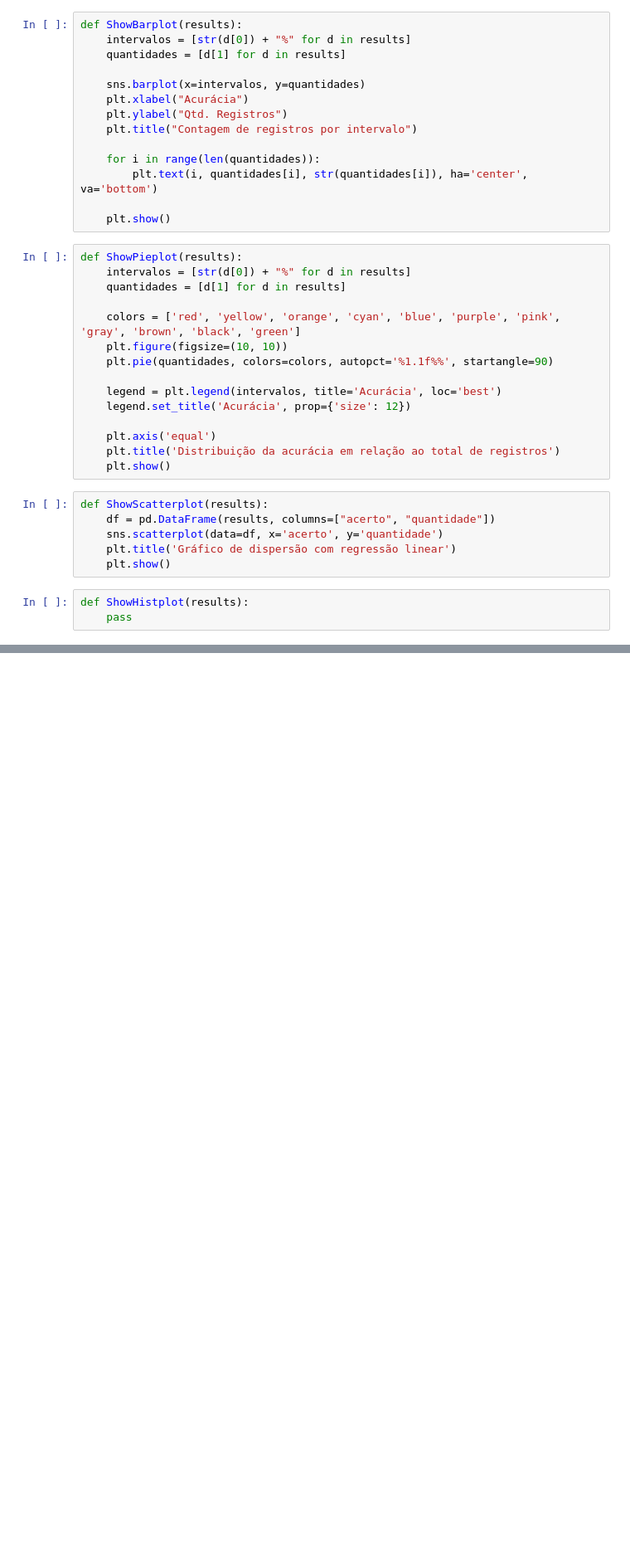
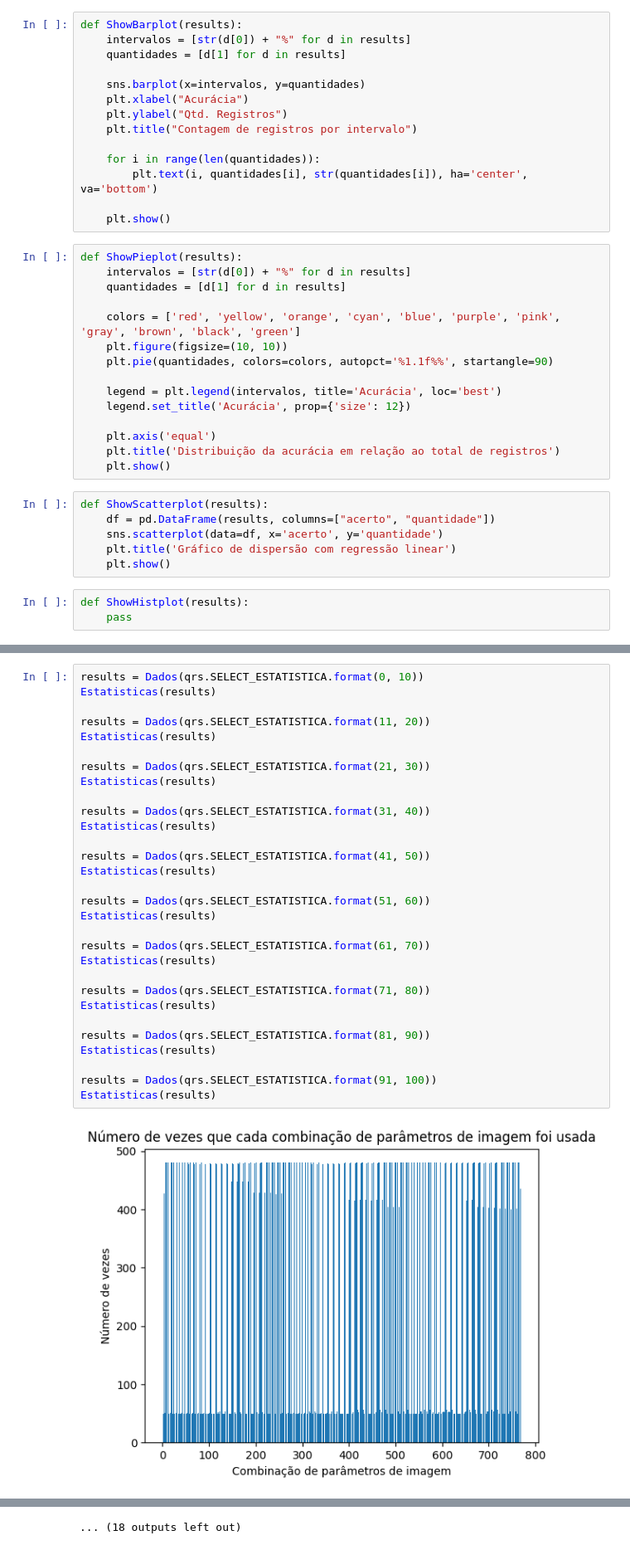
Before and after one commit to Fabioxxmsc/conversor, a Jupyter notebook: estatistics.ipynb, the cells around one changed output, grey strips where cells are left out. Shown at 83% size. Saved outputs shown, nothing was run; the diff lists cells and outputs as text; blank space fills up the shorter version.

```diff
--- a/estatistics.ipynb
+++ b/estatistics.ipynb
@@ -89,0 +194,32 @@ ShowHistplot(results)
+# %%
+results = Dados(qrs.SELECT_ESTATISTICA.format(0, 10))
+Estatisticas(results)
+
+results = Dados(qrs.SELECT_ESTATISTICA.format(11, 20))
+Estatisticas(results)
+
+results = Dados(qrs.SELECT_ESTATISTICA.format(21, 30))
+Estatisticas(results)
+
+results = Dados(qrs.SELECT_ESTATISTICA.format(31, 40))
+Estatisticas(results)
+
+results = Dados(qrs.SELECT_ESTATISTICA.format(41, 50))
+Estatisticas(results)
+
+results = Dados(qrs.SELECT_ESTATISTICA.format(51, 60))
+Estatisticas(results)
+
+results = Dados(qrs.SELECT_ESTATISTICA.format(61, 70))
+Estatisticas(results)
+
+results = Dados(qrs.SELECT_ESTATISTICA.format(71, 80))
+Estatisticas(results)
+
+results = Dados(qrs.SELECT_ESTATISTICA.format(81, 90))
+Estatisticas(results)
+
+results = Dados(qrs.SELECT_ESTATISTICA.format(91, 100))
+Estatisticas(results)
+# %% [output]
+[figure, added]
@@ -89,0 +237 @@ ShowHistplot(results)
+... (18 outputs left out)
```
Also changed, not shown: parts of 22 cells of this notebook, 3 other files.
